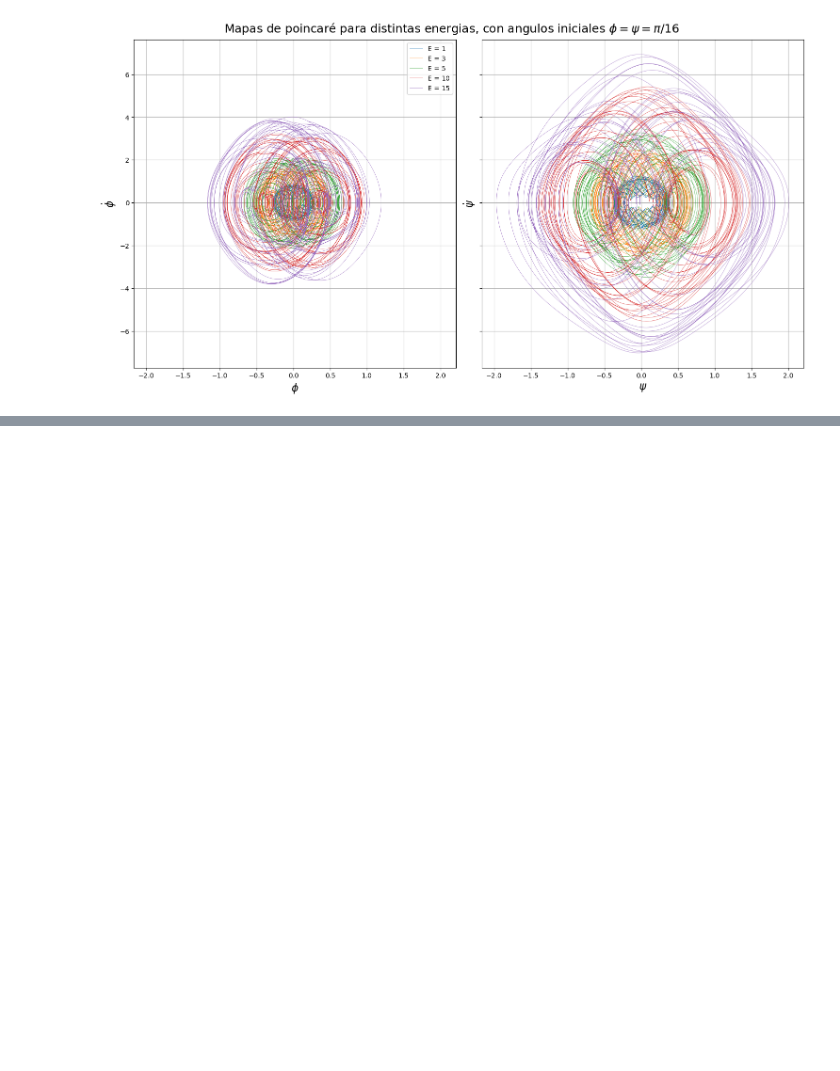
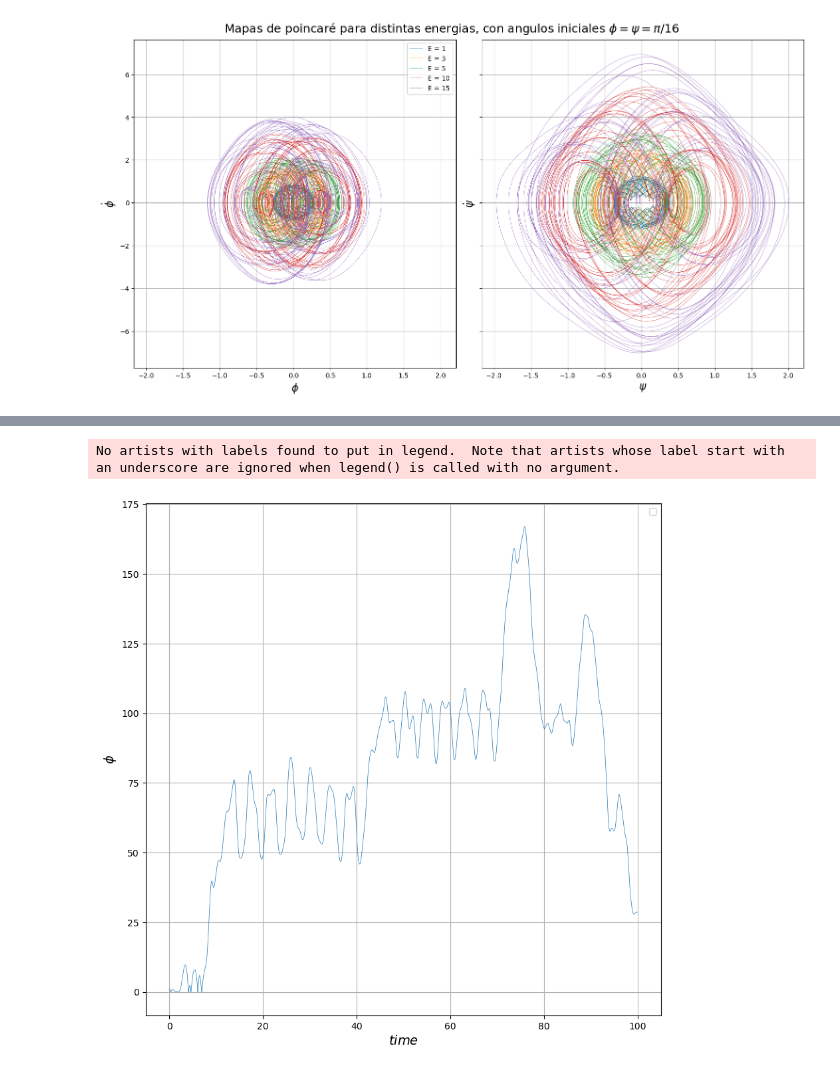
Before and after one commit to liuzhuozhuo/Compu2324, a Jupyter notebook: voluntario2/double_pendulo.ipynb, the cells around one changed output, grey strips where cells are left out. Drawn from its saved outputs; the diff is of its cells as text; code cells hidden in the pictures; blank space fills up the shorter version.

```diff
--- a/voluntario2/double_pendulo.ipynb
+++ b/voluntario2/double_pendulo.ipynb
@@ -182,0 +182,24 @@ Error:
+# %%
+d_psi = 0.001
+
+phi_init = np.array([np.pi/16, np.pi/16 + d_psi])
+psi_init = np.array([np.pi/2, np.pi/2 + d_psi])
+
+vec_pendulo_1 = run_code(4, 0, 0)
+vec_pendulo_2 = run_code(4, 0, 1)
+
+diff = vec_pendulo_1 - vec_pendulo_2
+
+time = np.linspace(0, n_interation*0.001, n_interation)
+
+fig=plt.figure(figsize=(10, 10)) #Size of the plot
+ax=fig.add_subplot(111)
+plt.plot(time, np.abs(diff[:,1]/diff[:,1][0]), lw = 0.5)
+plt.xlabel(r"$time$", fontsize=14)
+plt.ylabel(r"$\phi$", fontsize=14)
+plt.legend()
+plt.title(r"", fontsize=16)
+plt.grid()
+# %% [output]
+No artists with labels found to put in legend.  Note that artists whose label start with an underscore are ignored when legend() is called with no argument.
+[figure, added]
```
Also changed, not shown: parts of 1 cell of this notebook, 3 other files.
